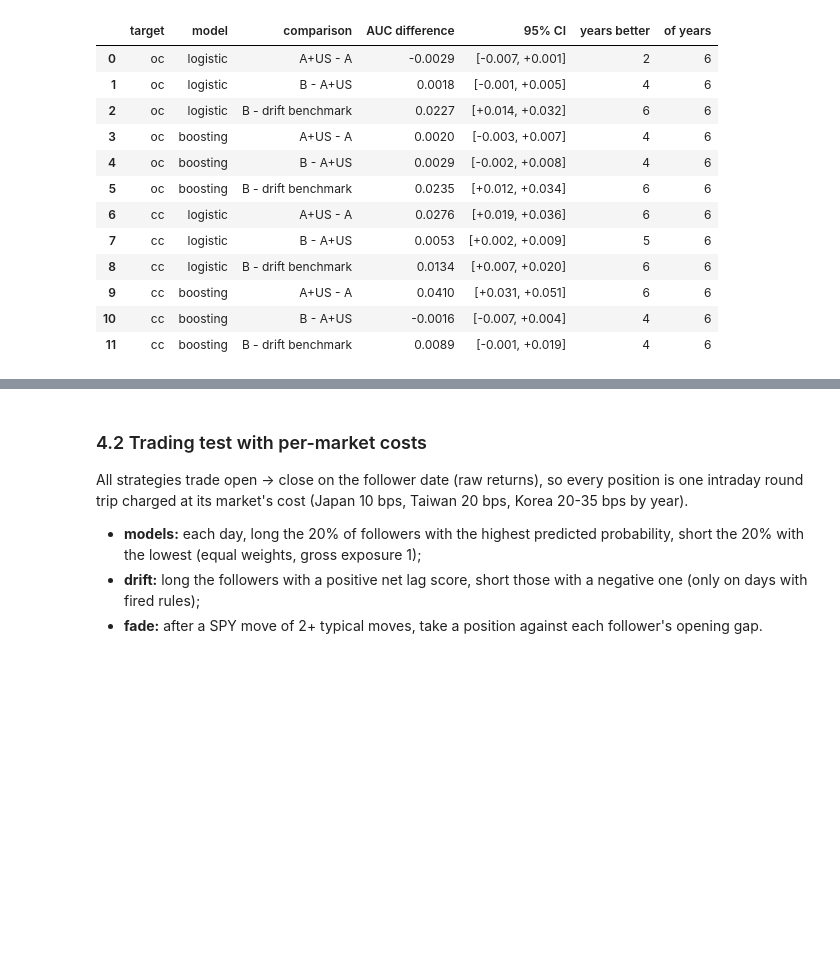
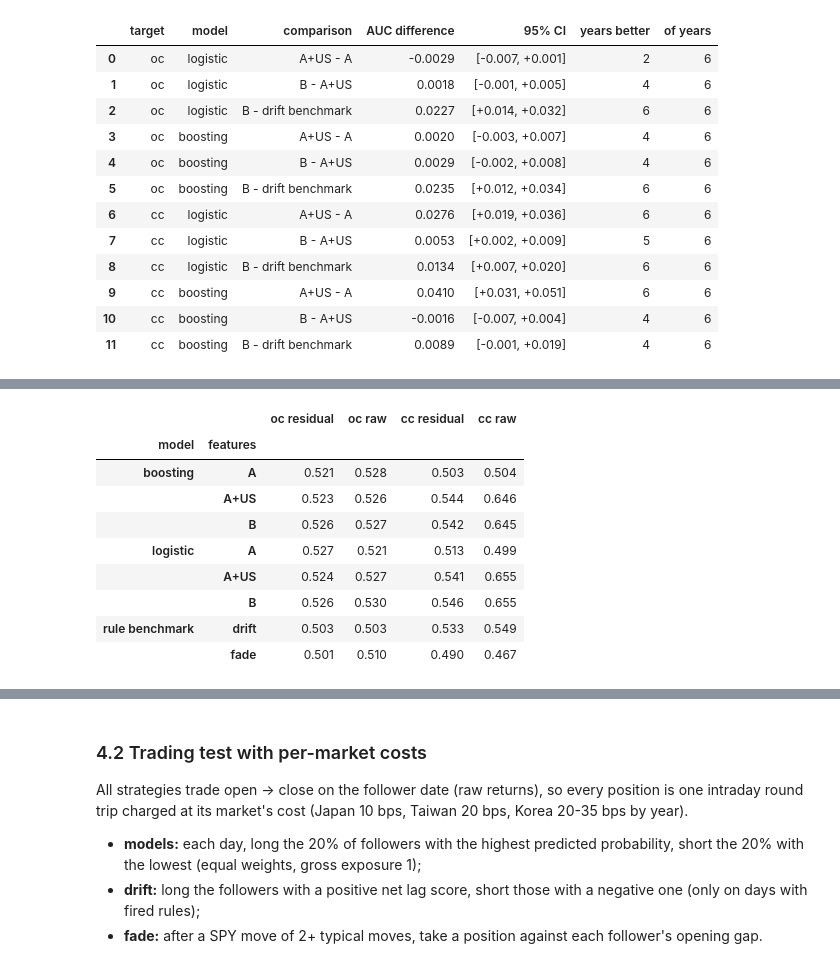
Before and after one commit to Farid-Abdullah/stock-comovement, a Jupyter notebook: overnight_transmission.ipynb, the cells around one changed output, grey strips where cells are left out. Cells and saved outputs as stored; diff of their text form; code cells hidden in the pictures; blank space fills up the shorter version.

```diff
--- a/overnight_transmission.ipynb
+++ b/overnight_transmission.ipynb
@@ -1663,0 +1674,32 @@ comparisons.round(4)
+# %%
+def side_by_side(day_part):
+    rows = []
+    for (model, comp), g in comparisons[comparisons["target"].isin([day_part, f"{day_part}_raw"])].groupby(
+            ["model", "comparison"], sort=False):
+        r = {f"{'raw' if t.endswith('raw') else 'residual'}: {k}": v
+             for t, gg in g.groupby("target") for k, v in
+             {"AUC diff": gg["AUC difference"].iloc[0], "95% CI": gg["95% CI"].iloc[0]}.items()}
+        rows.append({"model": model, "comparison": comp, **r})
+    return pd.DataFrame(rows).set_index(["model", "comparison"])
+
+
+pooled_auc = auc_by_year["pooled"].unstack("target")[["oc", "oc_raw", "cc", "cc_raw"]]
+pooled_auc.columns = ["oc residual", "oc raw", "cc residual", "cc raw"]
+robust_target = {"open-to-close": side_by_side("oc"), "close-to-close": side_by_side("cc")}
+for k, v in robust_target.items():
+    v.to_csv(OUT_DIR / f"s4_target_robustness_{k}.csv")
+KEY["target_robustness"] = {"pooled_auc": {" | ".join(i): v for i, v in pooled_auc.round(4).to_dict(orient="index").items()},
+                            **{k: {" | ".join(i): r for i, r in v.round(4).to_dict(orient="index").items()}
+                               for k, v in robust_target.items()}}
+pooled_auc.round(3)
+# %% [output]
+|  |  | oc residual | oc raw | cc residual | cc raw |
+| model | features |  |  |  |  |
+| boosting | A | 0.521 | 0.528 | 0.503 | 0.504 |
+|  | A+US | 0.523 | 0.526 | 0.544 | 0.646 |
+|  | B | 0.526 | 0.527 | 0.542 | 0.645 |
+| logistic | A | 0.527 | 0.521 | 0.513 | 0.499 |
+|  | A+US | 0.524 | 0.527 | 0.541 | 0.655 |
+|  | B | 0.526 | 0.530 | 0.546 | 0.655 |
+| rule benchmark | drift | 0.503 | 0.503 | 0.533 | 0.549 |
+|  | fade | 0.501 | 0.510 | 0.490 | 0.467 |
```
Also changed, not shown: parts of 22 cells of this notebook, 34 other files.
